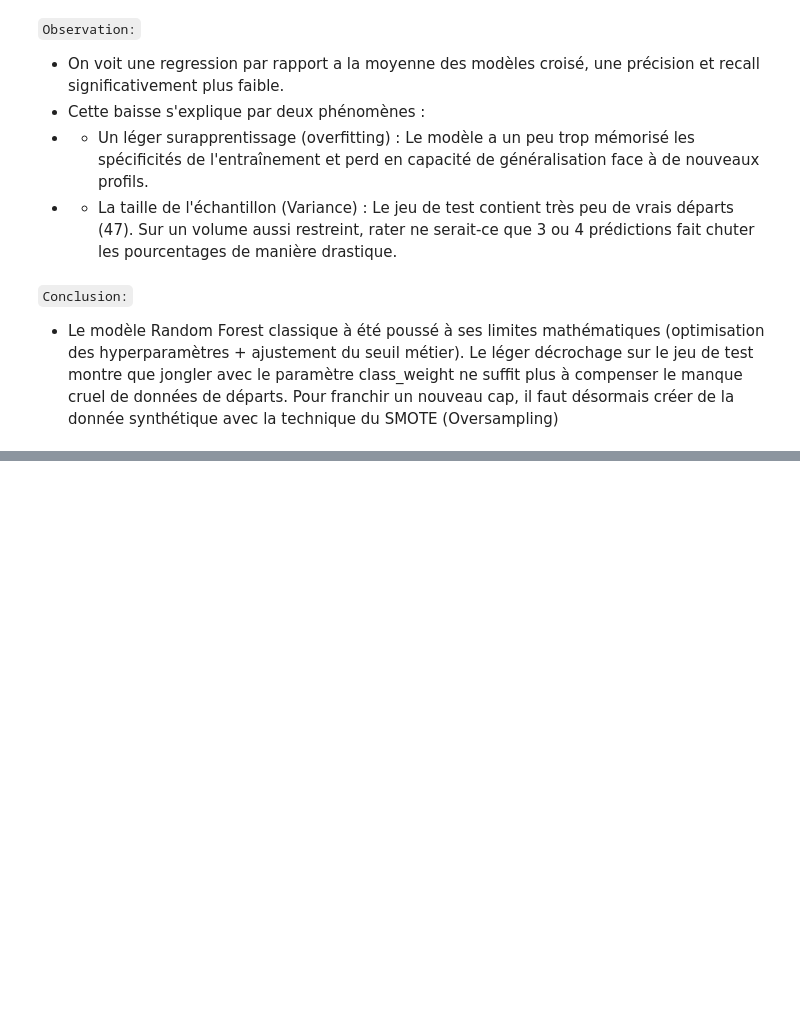
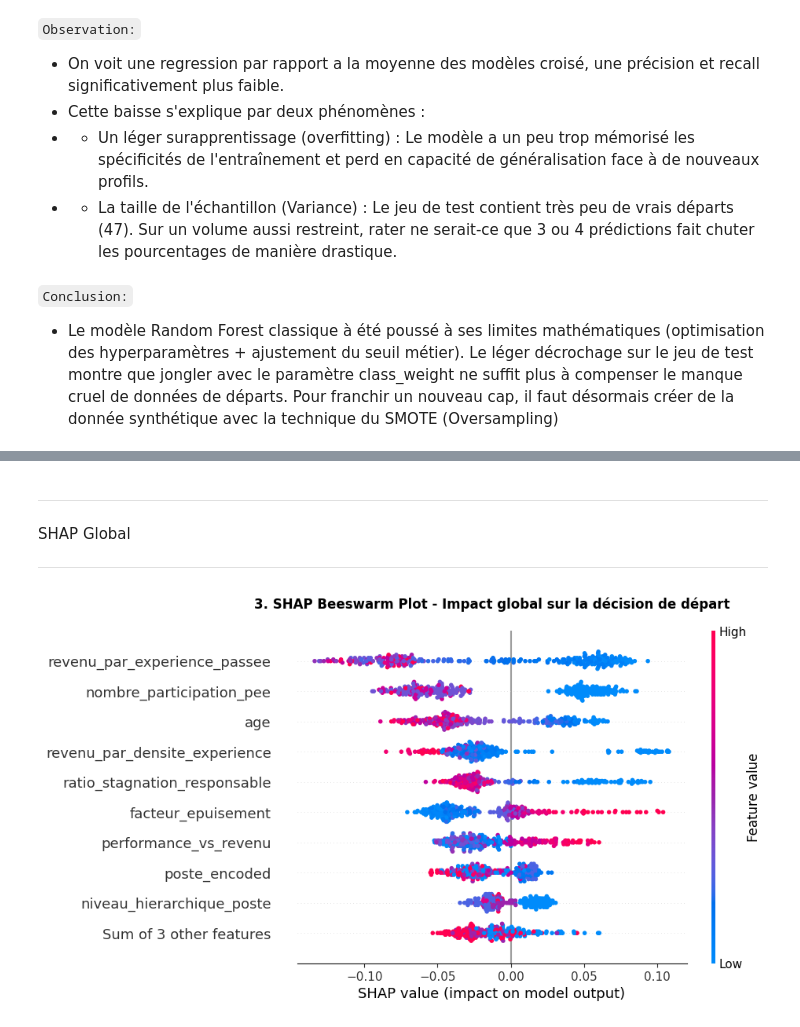
Before and after one commit to Nerion-1337/3_automatically_classify_information, a Jupyter notebook: components/training_modele.ipynb, the cells around one changed output, grey strips where cells are left out. Cells and saved outputs as stored; diff of their text form; code cells hidden in the pictures; blank space fills up the shorter version.

```diff
--- a/components/training_modele.ipynb
+++ b/components/training_modele.ipynb
@@ -320,0 +372,25 @@ weighted avg       0.80      0.76      0.77       294
+# %% [markdown]
+****
+SHAP Global
+****
+# %%
+# Initialisation de l'explainer SHAP optimisé pour les arbres (TreeExplainer)
+explainer = shap.TreeExplainer(rf_balanced_optimal)
+
+# Calcul des valeurs SHAP sur le jeu de test
+shap_values = explainer(X_test)
+
+# Pour un Random Forest binaire, SHAP renvoie souvent les explications pour les 2 classes.
+# Nous voulons expliquer la classe 1 (le DÉPART).
+# Si shap_values est un tableau 3D, on extrait la classe 1 : [:, :, 1]
+if len(shap_values.shape) == 3:
+    shap_values_depart = shap_values[:, :, 1]
+else:
+    shap_values_depart = shap_values
+
+# Affichage du Beeswarm Plot
+plt.figure(figsize=(10, 6))
+plt.title("3. SHAP Beeswarm Plot - Impact global sur la décision de départ\n", fontweight='bold')
+shap.plots.beeswarm(shap_values_depart, max_display=10)
+# %% [output]
+[figure, added]
```
Also changed, not shown: parts of 12 cells of this notebook, 1 other file.
